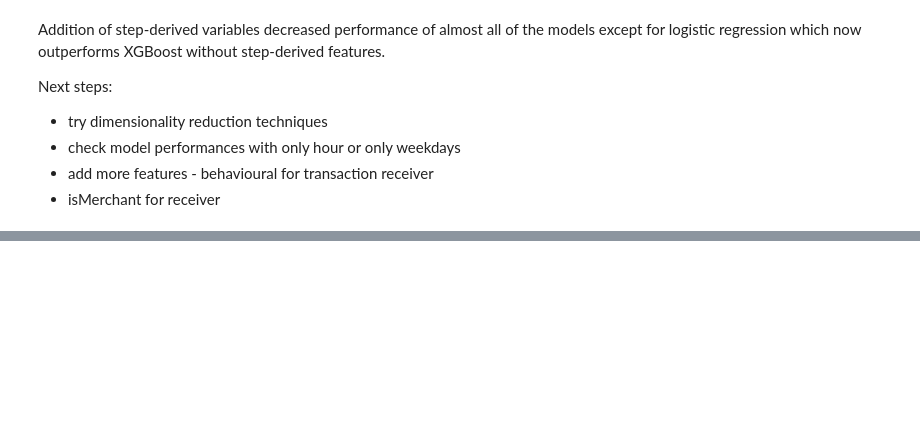
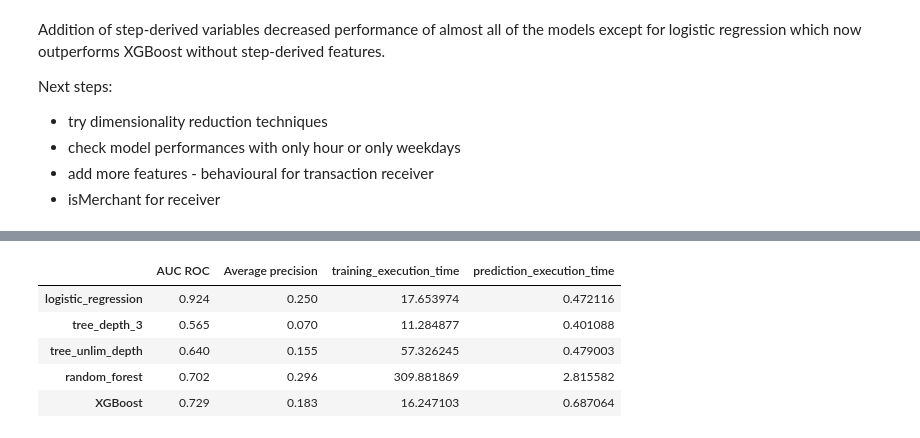
Before and after one commit to MonikaFu/paysim-fraud-detection, a Jupyter notebook: notebooks/model_building.ipynb, the cells around one changed output, grey strips where cells are left out. Saved outputs shown, nothing was run; the diff lists cells and outputs as text; code cells hidden in the pictures; blank space fills up the shorter version.

Commit message:
Test more fetaures

```diff
--- a/notebooks/model_building.ipynb
+++ b/notebooks/model_building.ipynb
@@ -354,0 +360,13 @@ Next steps:
+# %%
+train_df_hour = add_categorical_feature_dummies(train_df, column_name="type")
+test_df_hour= add_categorical_feature_dummies(test_df, column_name="type")
+
+train_df_hour = add_log_amount(train_df_hour)
+test_df_hour = add_log_amount(test_df_hour)
+
+train_df_hour = add_hour_of_day(train_df_hour, column_name="step")
+train_df_hour = add_categorical_feature_dummies(train_df_hour, column_name="hour_of_day")
+test_df_hour = add_hour_of_day(test_df_hour, column_name="step")
+test_df_hour = add_categorical_feature_dummies(test_df_hour, column_name="hour_of_day")
+
+train_df_hour.head(10)
@@ -354,0 +385,26 @@ Next steps:
+# %%
+classifiers_dictionary={'logistic_regression':LogisticRegression(max_iter=1000,random_state=0),
+                        'tree_depth_3':DecisionTreeClassifier(max_depth=3,random_state=0),
+                        'tree_unlim_depth':DecisionTreeClassifier(random_state=0),
+                        'random_forest':RandomForestClassifier(random_state=0,n_jobs=-1),
+                        'XGBoost':xgboost.XGBClassifier(random_state=0,n_jobs=-1),
+                       }
+hour_of_day_columns = [col for col in train_df_hour.columns if col.startswith("hour_of_day_")]
+input_features = ["log_amount", "type_CASH_OUT", "type_CASH_IN", "type_DEBIT", "type_PAYMENT", "type_TRANSFER"] + hour_of_day_columns
+
+fitted_models_and_predictions_dictionary={}
+
+for classifier_name in classifiers_dictionary:
+    model_and_predictions = fit_model_and_get_predictions(classifiers_dictionary[classifier_name], train_df_hour, test_df_hour, input_features=input_features, output_feature="isFraud")
+
+    fitted_models_and_predictions_dictionary[classifier_name] = model_and_predictions
+# %%
+performances_df_hour = performance_assessment_model_collection(fitted_models_and_predictions_dictionary, transactions_df = test_df_hour, type_set='test', output_feature="isFraud")
+performances_df_hour
+# %% [output]
+|  | AUC ROC | Average precision | training_execution_time | prediction_execution_time |
+| logistic_regression | 0.924 | 0.250 | 17.653974 | 0.472116 |
+| tree_depth_3 | 0.565 | 0.070 | 11.284877 | 0.401088 |
+| tree_unlim_depth | 0.640 | 0.155 | 57.326245 | 0.479003 |
+| random_forest | 0.702 | 0.296 | 309.881869 | 2.815582 |
+| XGBoost | 0.729 | 0.183 | 16.247103 | 0.687064 |
```
Also changed, not shown: parts of 21 cells of this notebook.
